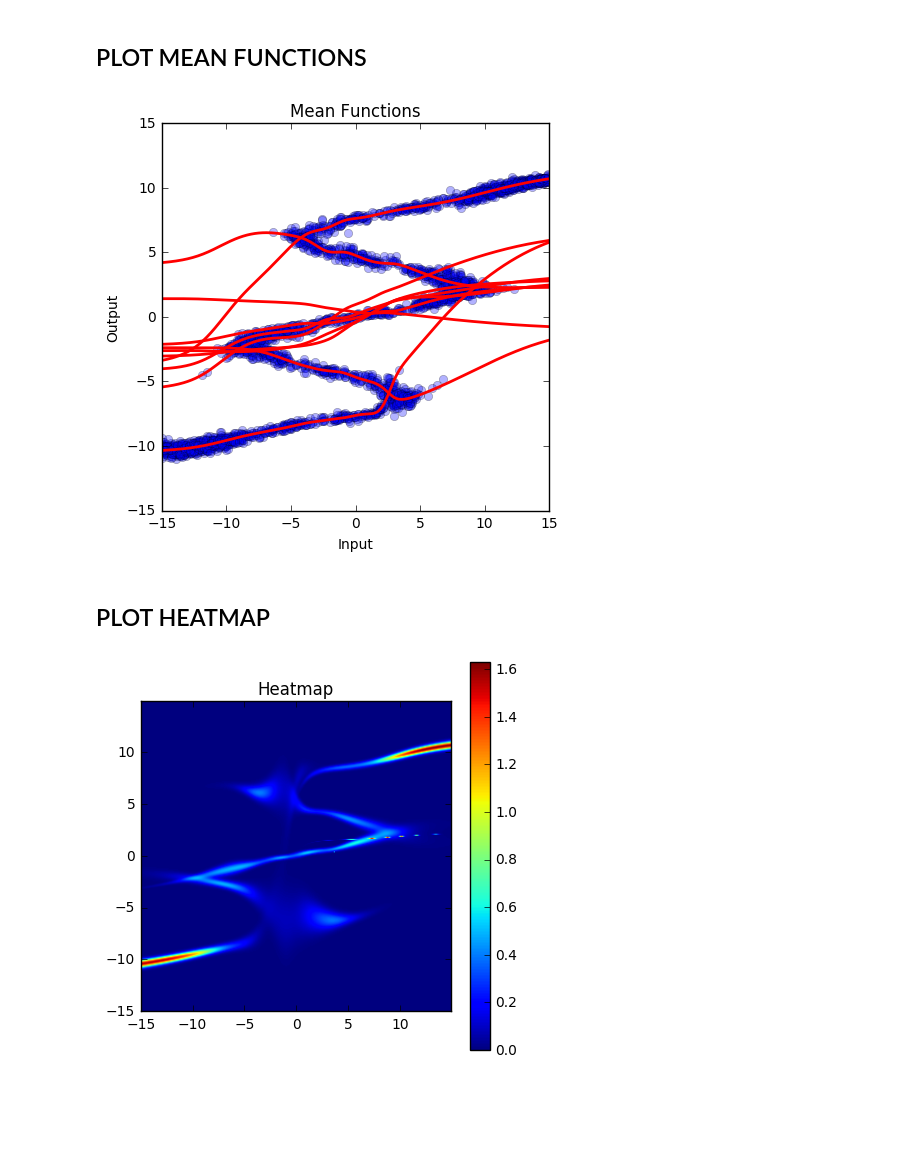
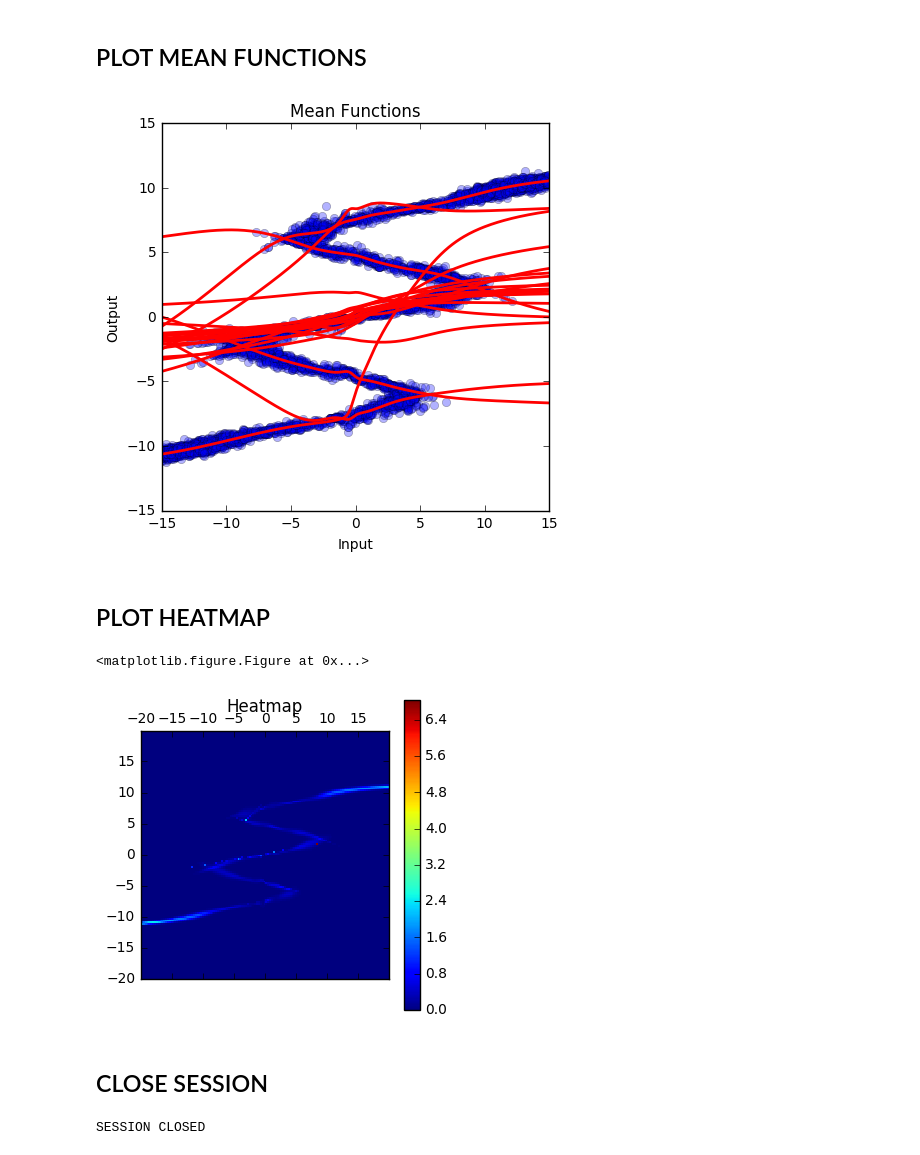
Before and after one commit to sjchoi86/advanced-tensorflow, a Jupyter notebook: mdn/mdn.ipynb, the cells around one changed output. Saved outputs shown, nothing was run; the diff lists cells and outputs as text; code cells hidden in the pictures; blank space fills up the shorter version.

Commit message:
mixture density network

```diff
--- a/mdn/mdn.ipynb
+++ b/mdn/mdn.ipynb
@@ -127,9 +127,9 @@ SESSION CLOSED
 # %% [markdown]
 ## NOW, USE MIXTURE DENSITY NETWORK
 # %%
-NHIDDEN = 24
+NHIDDEN = 50
 STDEV   = 0.1
-KMIX    = 10 # NUMBER OF MIXTURES
+KMIX    = 20 # NUMBER OF MIXTURES
 NOUT    = KMIX * 3 # PI / MU / STD
 
 x = tf.placeholder(dtype=tf.float32, shape=[None,1], name="x")
@@ -275,42 +285,48 @@ plt.xlabel("Input")
 plt.ylabel("Output")
 plt.show()
 # %% [output]
-[figure, old version]
+[figure, new version]
 # %% [markdown]
 ## PLOT HEATMAP
 # %%
-xgrid = np.float32(np.arange(-15, 15, 0.1))
-ygrid = np.float32(np.arange(-15, 15, 0.1))
+xgrid = np.float32(np.arange(-20, 20, 0.3))
+ygrid = np.float32(np.arange(-20, 20, 0.3))
 
 out_pi_grid, out_sigma_grid, out_mu_grid \
     = sess.run([out_pi, out_sigma, out_mu], feed_dict={x: xgrid.reshape(-1, 1)})
 def custom_gaussian(x, mu, std):
     x_norm = (x-mu)/std
     result = (1/math.sqrt(2*pi))*math.exp(-x_norm*x_norm/2)/std
     return result
 
 def generate_heatmap(_out_pi, _out_mu, _out_sigma, _xgrid, _ygrid):
-    N   = _xgrid.size
-    M   = _ygrid.size
-    z   = np.zeros((N, M)) # initially random [0, 1]
-    # transforms result into random ensembles
+    N = _xgrid.size
+    M = _ygrid.size
+    z = np.zeros((N, M))
     for i in range(0, _out_pi.shape[0]):
         for k in range(0, _out_pi.shape[1]):
             pi, mu, std  = _out_pi[i, k], _out_mu[i, k], _out_sigma[i, k]
             for j in range(0, N):
                 z[N-j-1, i] += pi * custom_gaussian(_ygrid[j], mu, std)
     return z
-
-def draw_heatmap(_xgrid, _ygrid, heatmap):
+def plot_heatmap(_xgrid, _ygrid, heatmap):
     _extent = [_xgrid[0], _xgrid[-1], _ygrid[0], _ygrid[-1]]
-    plt.figure(figsize=(5, 5))
-    plt.imshow(heatmap, extent=_extent)
+    plt.figure(figsize=(6, 6))
+    plt.matshow(heatmap, extent=_extent)
     plt.colorbar()
     plt.title("Heatmap")
     plt.show()
 
 z = generate_heatmap(out_pi_grid, out_mu_grid, out_sigma_grid \
                      , xgrid, ygrid)
-draw_heatmap(xgrid, ygrid, z)
+plot_heatmap(xgrid, ygrid, z)
 # %% [output]
+<matplotlib.figure.Figure at 0x...>
-[figure, old version]
+[figure, new version]
+# %% [markdown]
+## CLOSE SESSION
+# %%
+sess.close()
+print ("SESSION CLOSED")
+# %% [output]
+SESSION CLOSED
```
Also changed, not shown: parts of 9 cells of this notebook.
